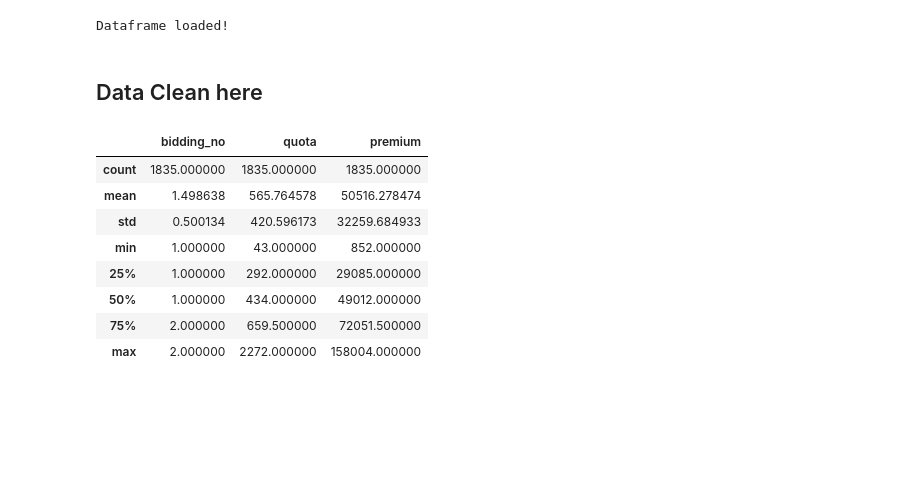
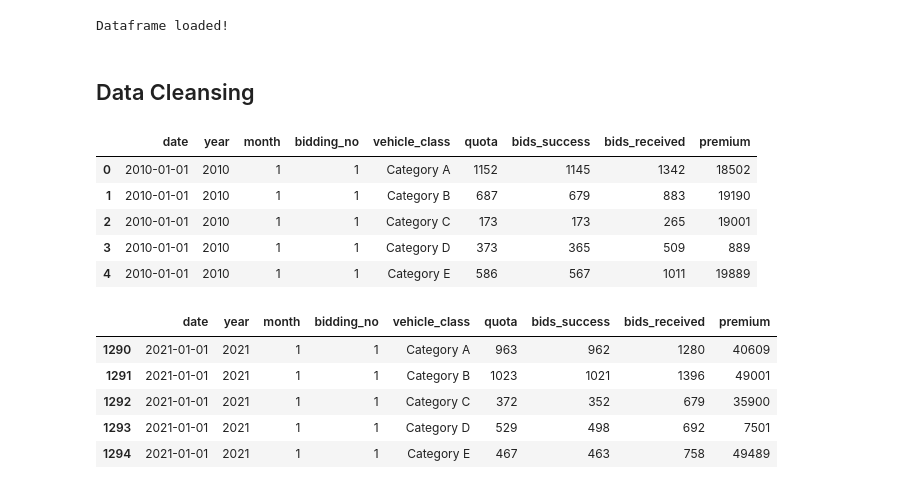
Before and after one commit to kerlyn-ong/coe-prices, a Jupyter notebook: DataGovSG_COE_Dataset.ipynb, the cells around one changed output. Cells and saved outputs as stored; diff of their text form; code cells hidden in the pictures; blank space fills up the shorter version.

Commit message:
Data Cleansing (date datatypes and filter to last 5 years)

```diff
--- a/DataGovSG_COE_Dataset.ipynb
+++ b/DataGovSG_COE_Dataset.ipynb
@@ -109,19 +109,44 @@ https://s3.ap-southeast-1.amazonaws.com/table-downloads-ingest.data.gov.sg/d_69b
 | 4 | 2010-01 | 1 | Category E | 586 | 567 | 1011 | 19889 |
 Dataframe loaded!
 # %% [markdown]
-## Data Clean here
+## Data Cleansing
-# %%
-df.describe()
-# %% [output]
-|  | bidding_no | quota | premium |
-| count | 1835.000000 | 1835.000000 | 1835.000000 |
-| mean | 1.498638 | 565.764578 | 50516.278474 |
-| std | 0.500134 | 420.596173 | 32259.684933 |
-| min | 1.000000 | 43.000000 | 852.000000 |
-| 25% | 1.000000 | 292.000000 | 29085.000000 |
-| 50% | 1.000000 | 434.000000 | 49012.000000 |
-| 75% | 2.000000 | 659.500000 | 72051.500000 |
-| max | 2.000000 | 2272.000000 | 158004.000000 |
+# %%
+#convert month to datetime and rename month to year_month
+df['date'] = pd.to_datetime(df['month'])
+
+# #two new columns, month and year
+df['year'] = df['date'].dt.year
+df['month'] = df['date'].dt.month
+
+#rearrange columns to display nicely
+cols = ['date', 'year', 'month'] + \
+       [col for col in df.columns if col not in ['date','year','month']]
+
+df = df[cols]
+
+df.dtypes
+display(df.head())
+# %% [output]
+|  | date | year | month | bidding_no | vehicle_class | quota | bids_success | bids_received | premium |
+| 0 | 2010-01-01 | 2010 | 1 | 1 | Category A | 1152 | 1145 | 1342 | 18502 |
+| 1 | 2010-01-01 | 2010 | 1 | 1 | Category B | 687 | 679 | 883 | 19190 |
+| 2 | 2010-01-01 | 2010 | 1 | 1 | Category C | 173 | 173 | 265 | 19001 |
+| 3 | 2010-01-01 | 2010 | 1 | 1 | Category D | 373 | 365 | 509 | 889 |
+| 4 | 2010-01-01 | 2010 | 1 | 1 | Category E | 586 | 567 | 1011 | 19889 |
+# %%
+#filter to last 5 years
+max_date = df['date'].max()
+
+cutoff = max_date - pd.DateOffset(years=5)
+df = df[df['date'] >= cutoff]
+display(df.head())
+# %% [output]
+|  | date | year | month | bidding_no | vehicle_class | quota | bids_success | bids_received | premium |
+| 1290 | 2021-01-01 | 2021 | 1 | 1 | Category A | 963 | 962 | 1280 | 40609 |
+| 1291 | 2021-01-01 | 2021 | 1 | 1 | Category B | 1023 | 1021 | 1396 | 49001 |
+| 1292 | 2021-01-01 | 2021 | 1 | 1 | Category C | 372 | 352 | 679 | 35900 |
+| 1293 | 2021-01-01 | 2021 | 1 | 1 | Category D | 529 | 498 | 692 | 7501 |
+| 1294 | 2021-01-01 | 2021 | 1 | 1 | Category E | 467 | 463 | 758 | 49489 |
 # %%
 from google.colab import userdata
 import os
```
Also changed, not shown: parts of 1 cell of this notebook.
